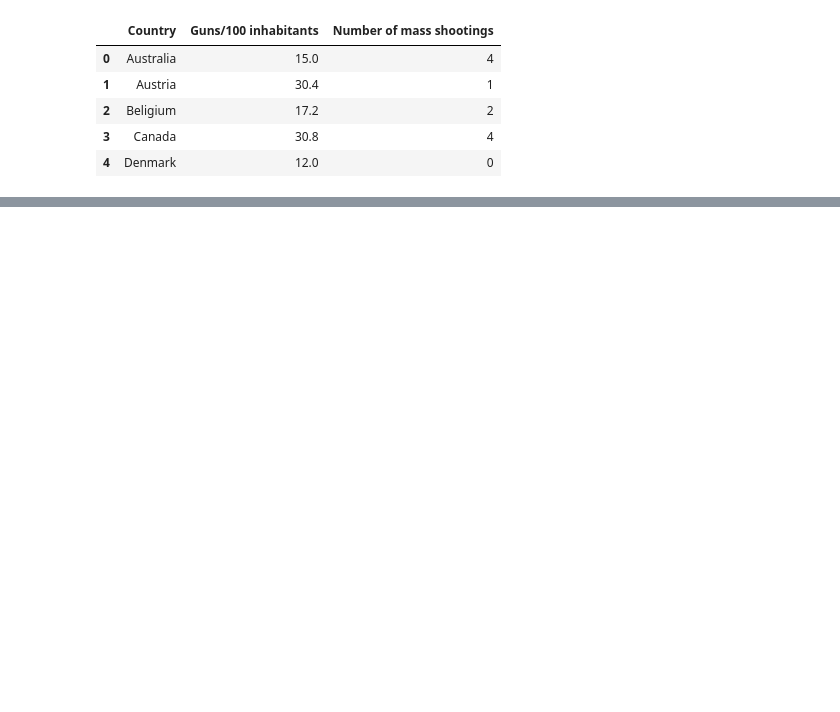
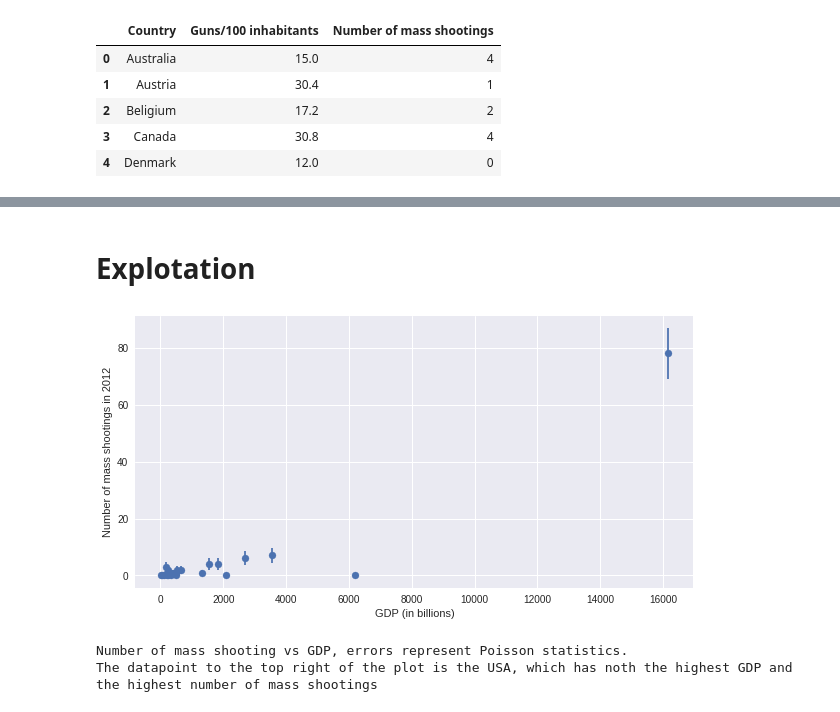
Before and after one commit to ep2247/PUI2017_ep2247, a Jupyter notebook: HW5_ep2247/HW5_3_ep2247.ipynb, the cells around one changed output, grey strips where cells are left out. Cells and saved outputs as stored; diff of their text form; code cells hidden in the pictures; blank space fills up the shorter version.

```diff
--- a/HW5_ep2247/HW5_3_ep2247.ipynb
+++ b/HW5_ep2247/HW5_3_ep2247.ipynb
@@ -42,0 +61,5 @@ ParserError: Error tokenizing data. C error: Expected 3 fields in line 5, saw 62
+# %%
+df_gdp = pd.read_csv(PUIDATA + "/API_NY.GDP.MKTP.CD_DS2_en_csv_v2.csv", skiprows=(0,2))
+df_gdp = df_gdp[["Country Name","2012"]]
+df_gdp.rename(columns={'2012': 'gdp'},inplace = True)
+df_gdp.head()
@@ -42,0 +73,3 @@ ParserError: Error tokenizing data. C error: Expected 3 fields in line 5, saw 62
+# %%
+df_ = df_gun.merge(df_ms,right_on="Country", left_on="Country Name")
+df_.head()
@@ -42,0 +83,3 @@ ParserError: Error tokenizing data. C error: Expected 3 fields in line 5, saw 62
+# %%
+df_merge = df_pop.merge(df_gdp)
+df_merge.head()
@@ -42,0 +93,3 @@ ParserError: Error tokenizing data. C error: Expected 3 fields in line 5, saw 62
+# %%
+df_ = df_.merge(df_merge, right_on="Country Name", left_on="Country Name")
+df_.head()
@@ -42,0 +103,21 @@ ParserError: Error tokenizing data. C error: Expected 3 fields in line 5, saw 62
+# %% [markdown]
+# Explotation
+# %%
+fig = pl.figure(figsize=(10,5))
+ax = fig.add_subplot(111)
+
+scatter = ax.scatter(df_.gdp / 1e9, df_['Number of mass shootings'])
+ax.errorbar(df_.gdp / 1e9, df_['Number of mass shootings'],
+            yerr = np.sqrt(df_['Number of mass shootings'] * 1.0), fmt = '.')
+ax.set_xlabel("GDP (in billions)")
+ax.set_ylabel("Number of mass shootings in 2012")
+ax.set_ylim()
+pl.show()
+print ("Number of mass shooting vs GDP, " +
+       "errors represent Poisson statistics.\n" +
+       "The datapoint to the top right of the plot is the USA, " +
+       "which has noth the highest GDP and the highest number of mass shootings")
+# %% [output]
+[figure, added]
+Number of mass shooting vs GDP, errors represent Poisson statistics.
+The datapoint to the top right of the plot is the USA, which has noth the highest GDP and the highest number of mass shootings
```
Also changed, not shown: parts of 45 cells of this notebook, 9 other files.
